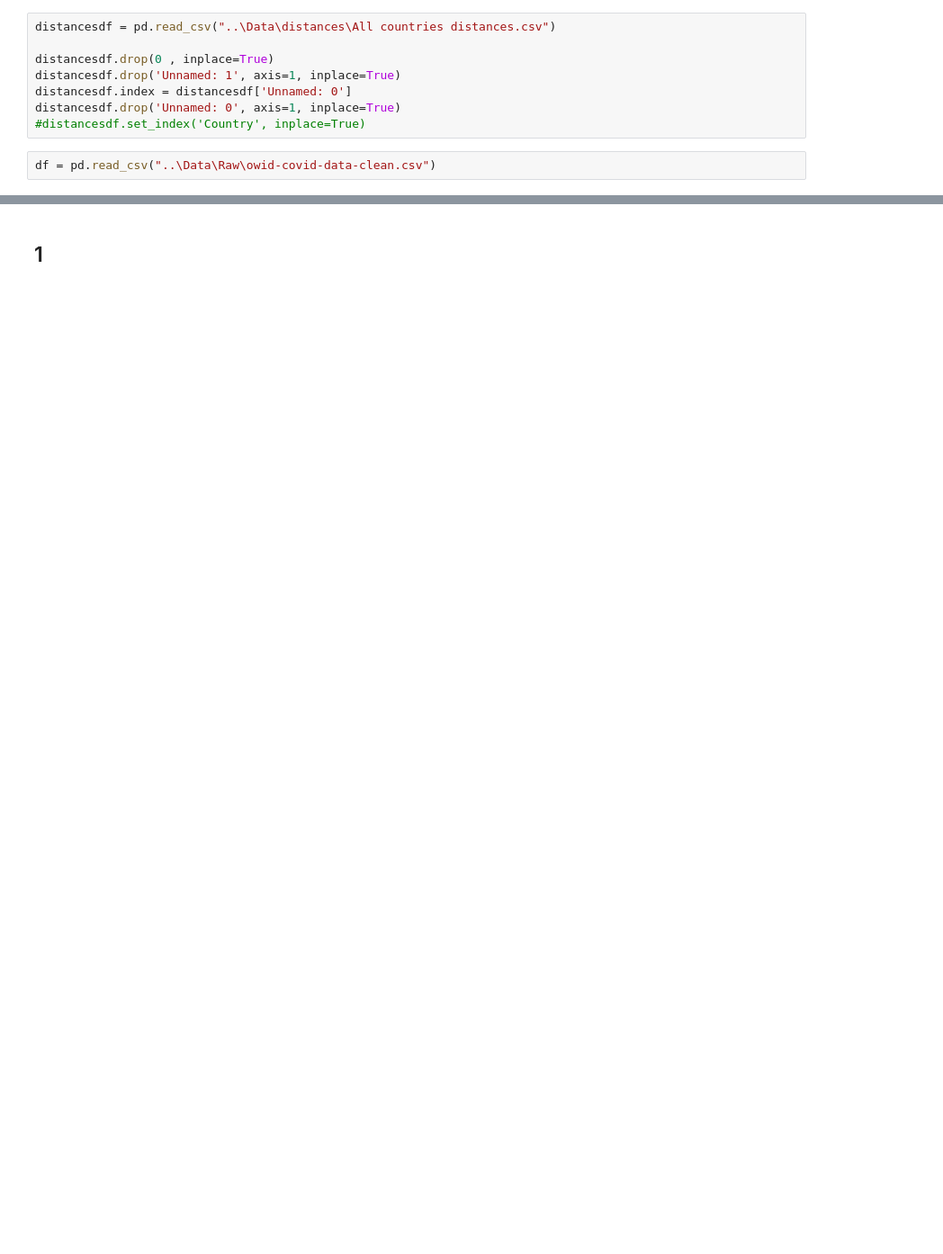
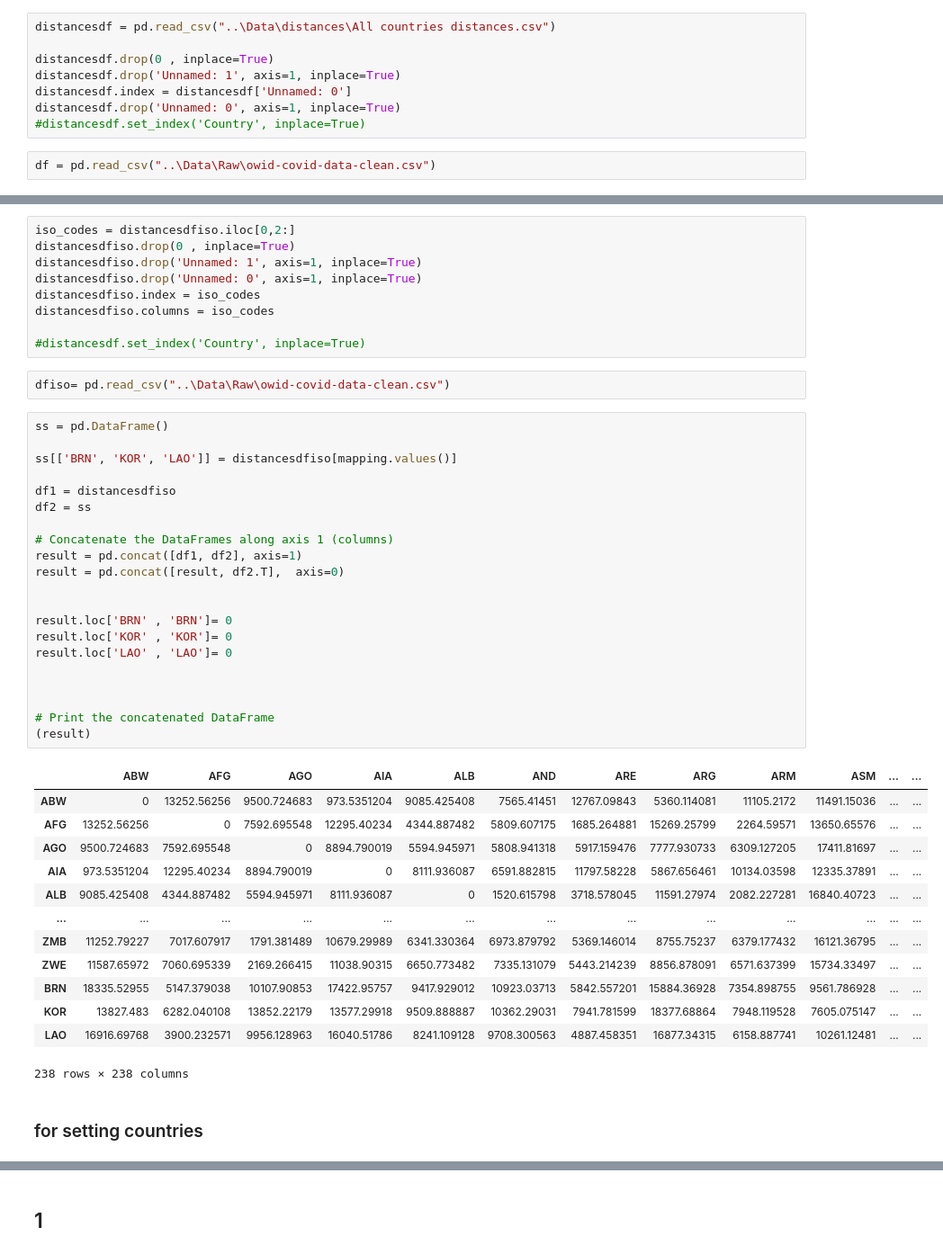
Before and after one commit to MAKEgroup/Covid_19_Propagation, a Jupyter notebook: Project/Network_Building.ipynb, the cells around one changed output, grey strips where cells are left out. Shown at 90% size. Saved outputs shown, nothing was run; the diff lists cells and outputs as text; blank space fills up the shorter version.

```diff
--- a/Project/Network_Building.ipynb
+++ b/Project/Network_Building.ipynb
@@ -15,0 +54,48 @@ df = pd.read_csv("..\Data\Raw\owid-covid-data-clean.csv")
+# %%
+iso_codes = distancesdfiso.iloc[0,2:]
+distancesdfiso.drop(0 , inplace=True)
+distancesdfiso.drop('Unnamed: 1', axis=1, inplace=True)
+distancesdfiso.drop('Unnamed: 0', axis=1, inplace=True)
+distancesdfiso.index = iso_codes
+distancesdfiso.columns = iso_codes
+
+#distancesdf.set_index('Country', inplace=True)
+# %%
+dfiso= pd.read_csv("..\Data\Raw\owid-covid-data-clean.csv")
+# %%
+ss = pd.DataFrame()
+
+ss[['BRN', 'KOR', 'LAO']] = distancesdfiso[mapping.values()]
+
+df1 = distancesdfiso
+df2 = ss
+
+# Concatenate the DataFrames along axis 1 (columns)
+result = pd.concat([df1, df2], axis=1)
+result = pd.concat([result, df2.T],  axis=0)
+
+
+result.loc['BRN' , 'BRN']= 0
+result.loc['KOR' , 'KOR']= 0
+result.loc['LAO' , 'LAO']= 0
+
+
+
+# Print the concatenated DataFrame
+(result)
+# %% [output]
+|  | ABW | AFG | AGO | AIA | ALB | AND | ARE | ARG | ARM | ASM | ... | ... |
+| ABW | 0 | 13252.56256 | 9500.724683 | 973.5351204 | 9085.425408 | 7565.41451 | 12767.09843 | 5360.114081 | 11105.2172 | 11491.15036 | ... | ... |
+| AFG | 13252.56256 | 0 | 7592.695548 | 12295.40234 | 4344.887482 | 5809.607175 | 1685.264881 | 15269.25799 | 2264.59571 | 13650.65576 | ... | ... |
+| AGO | 9500.724683 | 7592.695548 | 0 | 8894.790019 | 5594.945971 | 5808.941318 | 5917.159476 | 7777.930733 | 6309.127205 | 17411.81697 | ... | ... |
+| AIA | 973.5351204 | 12295.40234 | 8894.790019 | 0 | 8111.936087 | 6591.882815 | 11797.58228 | 5867.656461 | 10134.03598 | 12335.37891 | ... | ... |
+| ALB | 9085.425408 | 4344.887482 | 5594.945971 | 8111.936087 | 0 | 1520.615798 | 3718.578045 | 11591.27974 | 2082.227281 | 16840.40723 | ... | ... |
+| ... | ... | ... | ... | ... | ... | ... | ... | ... | ... | ... | ... | ... |
+| ZMB | 11252.79227 | 7017.607917 | 1791.381489 | 10679.29989 | 6341.330364 | 6973.879792 | 5369.146014 | 8755.75237 | 6379.177432 | 16121.36795 | ... | ... |
+| ZWE | 11587.65972 | 7060.695339 | 2169.266415 | 11038.90315 | 6650.773482 | 7335.131079 | 5443.214239 | 8856.878091 | 6571.637399 | 15734.33497 | ... | ... |
+| BRN | 18335.52955 | 5147.379038 | 10107.90853 | 17422.95757 | 9417.929012 | 10923.03713 | 5842.557201 | 15884.36928 | 7354.898755 | 9561.786928 | ... | ... |
+| KOR | 13827.483 | 6282.040108 | 13852.22179 | 13577.29918 | 9509.888887 | 10362.29031 | 7941.781599 | 18377.68864 | 7948.119528 | 7605.075147 | ... | ... |
+| LAO | 16916.69768 | 3900.232571 | 9956.128963 | 16040.51786 | 8241.109128 | 9708.300563 | 4887.458351 | 16877.34315 | 6158.887741 | 10261.12481 | ... | ... |
+238 rows × 238 columns
+# %% [markdown]
+### for setting countries
```
Also changed, not shown: parts of 17 cells of this notebook, 2 other files.
